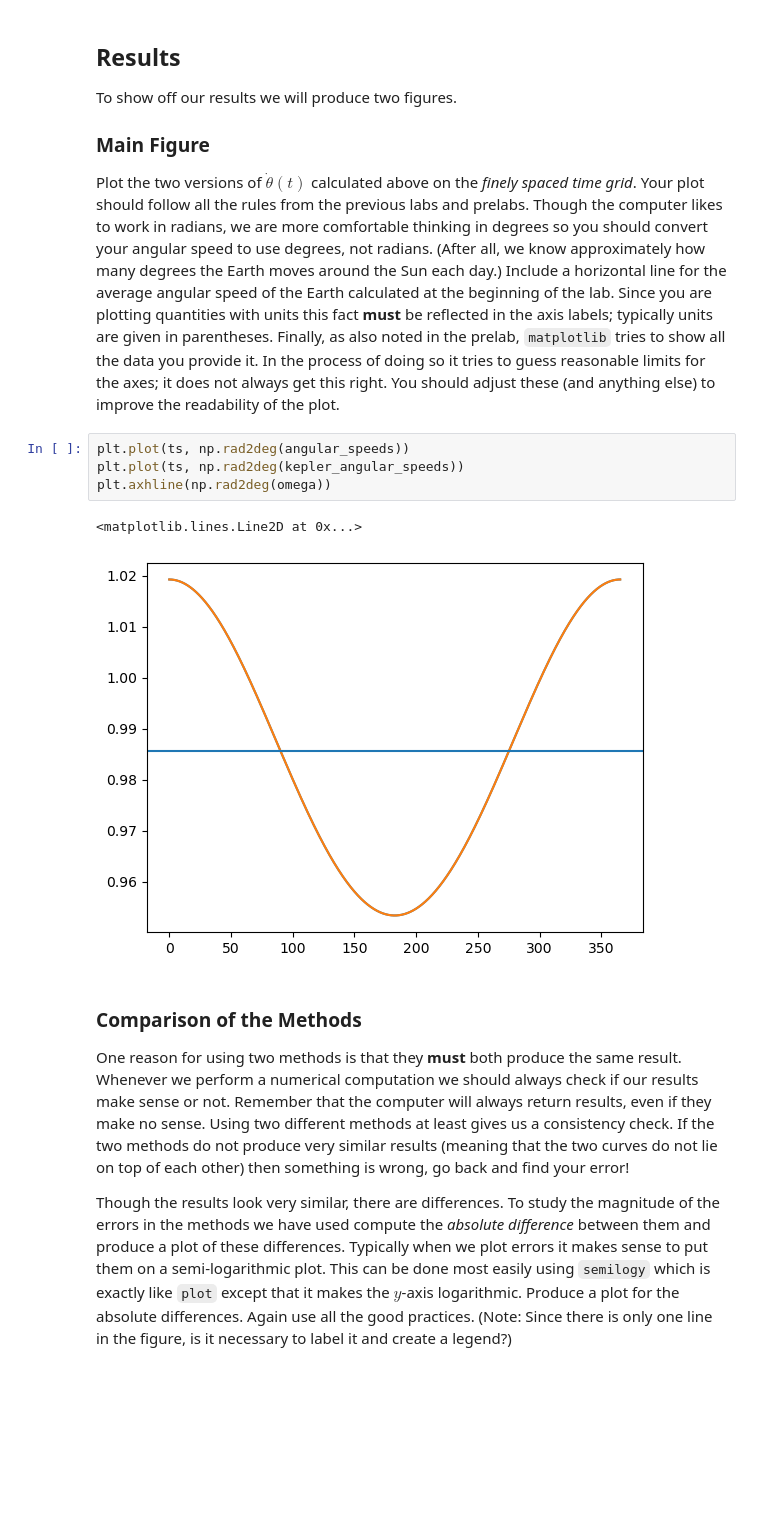
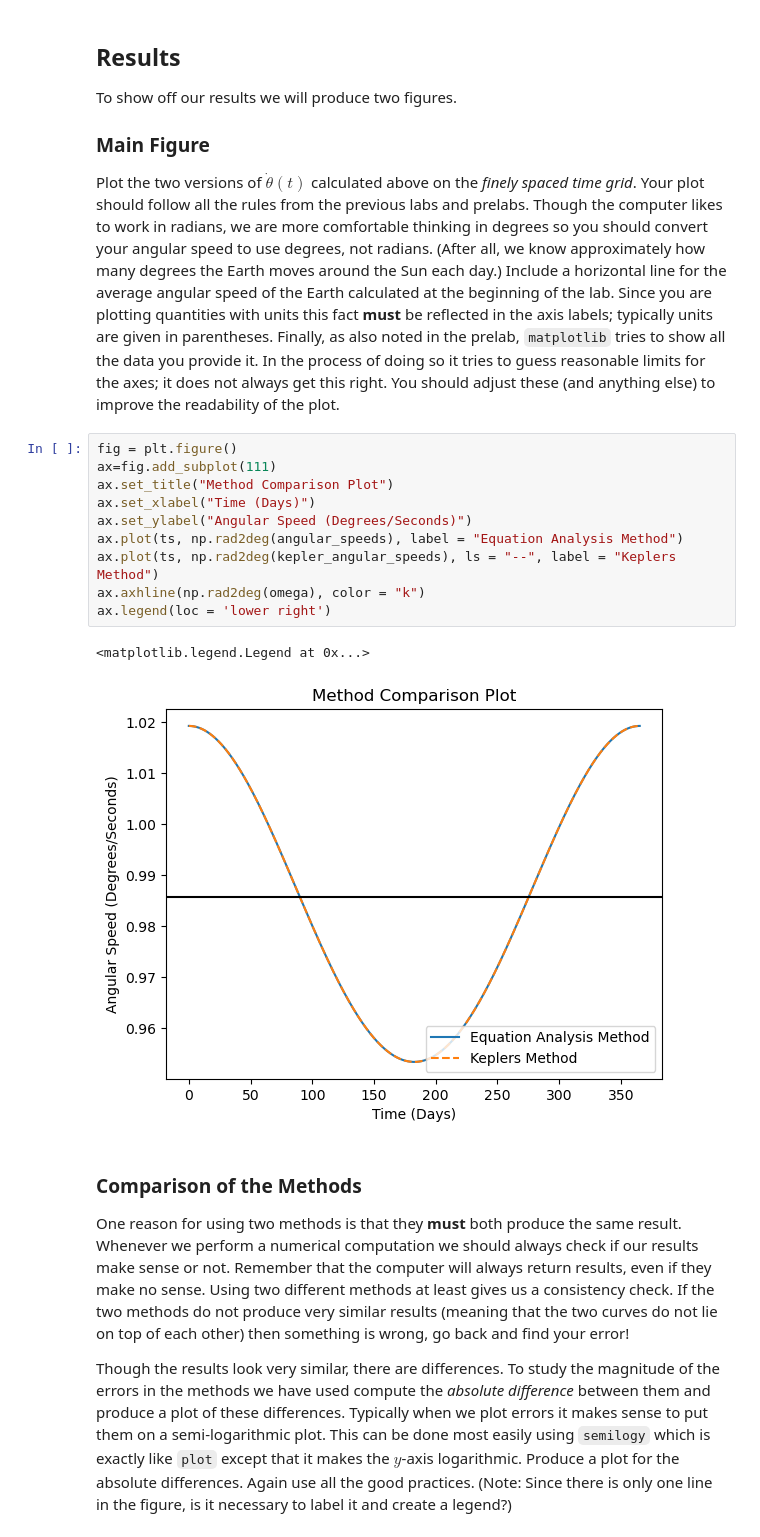
Before and after one commit to SerenaLynas/p250-spring-2026, a Jupyter notebook: labs/Lab02.ipynb, the cells around one changed output. Drawn from its saved outputs; the diff is of its cells as text; blank space fills up the shorter version.

```diff
--- a/labs/Lab02.ipynb
+++ b/labs/Lab02.ipynb
@@ -237,13 +237,19 @@ Since you are plotting quantities with units this fact **must** be reflected in
 Finally, as also noted in the prelab, `matplotlib` tries to show all the data you provide it.
 In the process of doing so it tries to guess reasonable limits for the axes; it does not always get this right.
 You should adjust these (and anything else) to improve the readability of the plot.
-# %%
-plt.plot(ts, np.rad2deg(angular_speeds))
-plt.plot(ts, np.rad2deg(kepler_angular_speeds))
-plt.axhline(np.rad2deg(omega))
-# %% [output]
-<matplotlib.lines.Line2D at 0x...>
-[figure, removed]
+# %%
+fig = plt.figure()
+ax=fig.add_subplot(111)
+ax.set_title("Method Comparison Plot")
+ax.set_xlabel("Time (Days)")
+ax.set_ylabel("Angular Speed (Degrees/Seconds)")
+ax.plot(ts, np.rad2deg(angular_speeds), label = "Equation Analysis Method")
+ax.plot(ts, np.rad2deg(kepler_angular_speeds), ls = "--", label = "Keplers Method")
+ax.axhline(np.rad2deg(omega), color = "k")
+ax.legend(loc = 'lower right')
+# %% [output]
+<matplotlib.legend.Legend at 0x...>
+[figure, added]
 # %% [markdown]
 ### Comparison of the Methods
 
```
Also changed, not shown: parts of 4 cells of this notebook.
